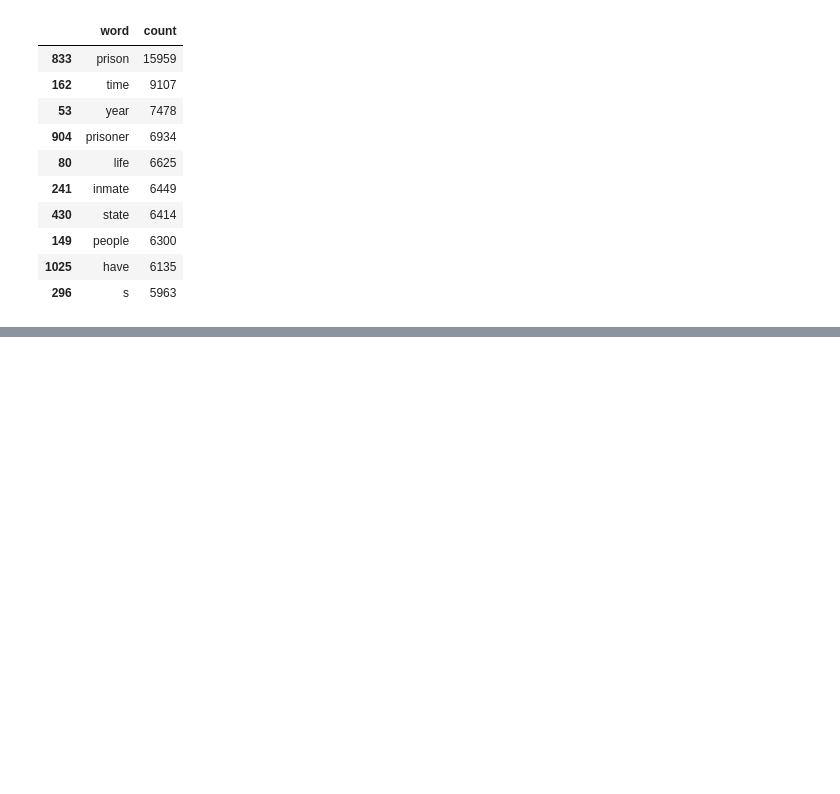
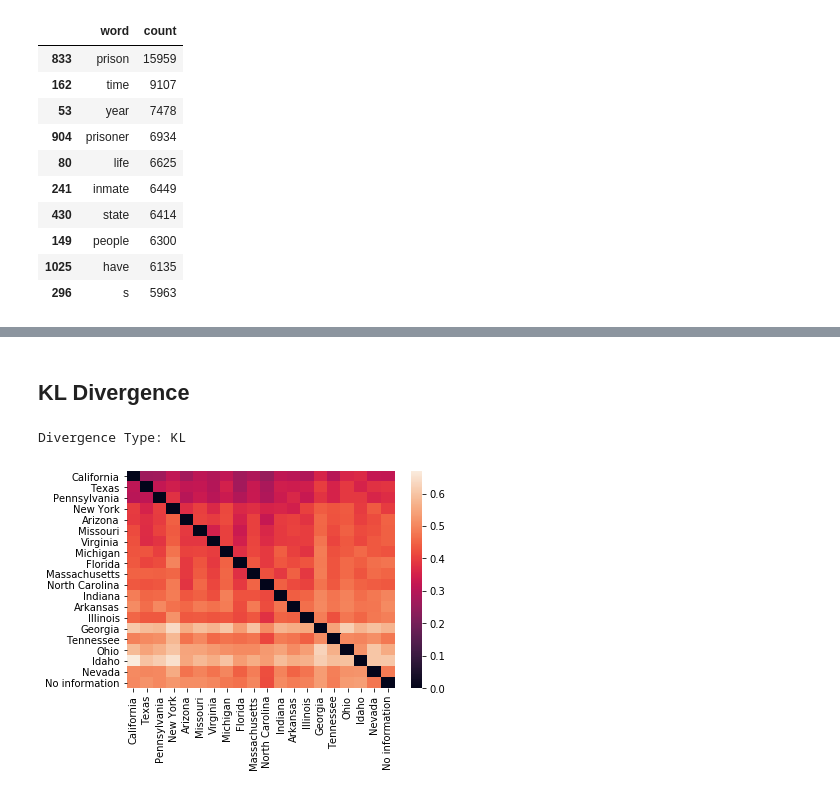
Before and after one commit to DSharm/american-prison-writing_nlp, a Jupyter notebook: analysis/exploratory_counting.ipynb, the cells around one changed output, grey strips where cells are left out. Cells and saved outputs as stored; diff of their text form; code cells hidden in the pictures; blank space fills up the shorter version.

Commit message:
classification and divergence

```diff
--- a/analysis/exploratory_counting.ipynb
+++ b/analysis/exploratory_counting.ipynb
@@ -57,3 +58 @@ df = ingest.agg_groups(df, 'ethnicity','race_agg',['African American','Latina/o
-# %%
-df = ingest.agg_groups(df, 'gender','gender_agg',['Female','Male','No Information'])
 # %%
@@ -77,7 +60,7 @@ df.groupby('relation_to_prison').count()
 # %%
-df = ingest.norm_text(df)
+df = ing.norm_text(df)
 # %%
-df = ingest.norm_sent(df)
+df = ing.norm_sent(df)
 # %%
 df.head(2)
 # %% [output]
@@ -190,0 +94,4 @@ plt.show()
+# %%
+race_fileids, race_corpora, race_count = ct.make_group_corpora(df,'race_agg',text_col='normalized_text')
+gender_fileids, gender_corpora, gender_count = ct.make_group_corpora(df,'gender_agg',text_col='normalized_text')
+state_fileids, state_corpora, state_count = ct.make_group_corpora(df,'state',text_col='normalized_text')
@@ -190,0 +139,7 @@ plt.show()
+# %% [markdown]
+## KL Divergence
+# %%
+ct.make_heat_map(state_fileids,state_corpora)
+# %% [output]
+Divergence Type: KL
+[figure, added]
```
Also changed, not shown: parts of 111 cells of this notebook, 1 other file.
